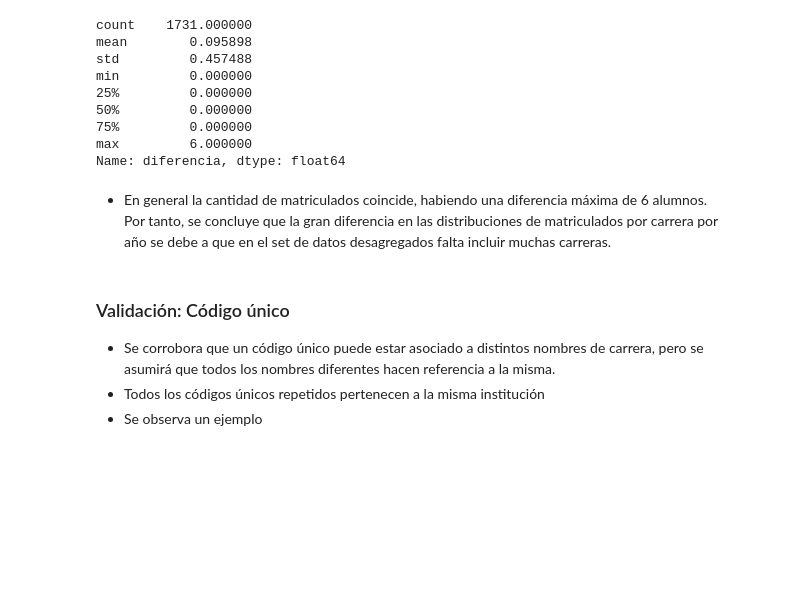
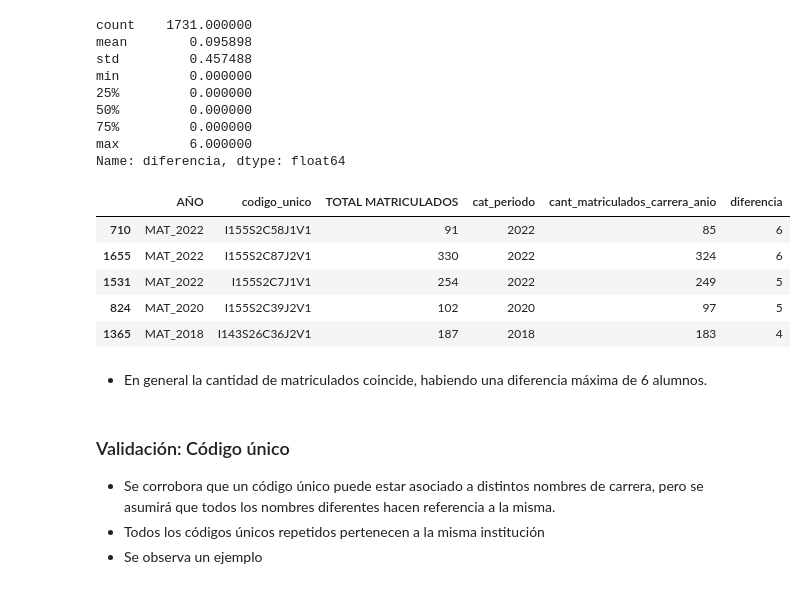
Before and after one commit to GianniCatBug/MDS7201-mineduc-desercion, a Jupyter notebook: notebooks/0-primeras-exploraciones.ipynb, the cells around one changed output. Cells and saved outputs as stored; diff of their text form; code cells hidden in the pictures; blank space fills up the shorter version.

```diff
--- a/notebooks/0-creacion-vector-objetivo.ipynb
+++ b/notebooks/0-primeras-exploraciones.ipynb
@@ -23,6 +23,8 @@ proceso.head()
 | 3 | MAT_2022 | 10 | NaN | 10.0 | NaN | ... |
 | 4 | MAT_2022 | 76 | 4.0 | 72.0 | NaN | ... |
 5 rows × 56 columns
+# %%
+proceso = proceso[proceso["CLASIFICACIÓN INSTITUCIÓN NIVEL 1"].isin(['Institutos Profesionales', 'Centros de Formación Técnica'])]
 # %%
 print(list(proceso.columns)), proceso.shape
 # %% [output]
@@ -254,8 +254,17 @@ min         0.000000
 75%         0.000000
 max         6.000000
 Name: diferencia, dtype: float64
+# %%
+difieren.sort_values(by="diferencia", ascending=False).head()
+# %% [output]
+|  | AÑO | codigo_unico | TOTAL MATRICULADOS | cat_periodo | cant_matriculados_carrera_anio | diferencia |
+| 710 | MAT_2022 | I155S2C58J1V1 | 91 | 2022 | 85 | 6 |
+| 1655 | MAT_2022 | I155S2C87J2V1 | 330 | 2022 | 324 | 6 |
+| 1531 | MAT_2022 | I155S2C7J1V1 | 254 | 2022 | 249 | 5 |
+| 824 | MAT_2020 | I155S2C39J2V1 | 102 | 2020 | 97 | 5 |
+| 1365 | MAT_2018 | I143S26C36J2V1 | 187 | 2018 | 183 | 4 |
 # %% [markdown]
-- En general la cantidad de matriculados coincide, habiendo una diferencia máxima de 6 alumnos. Por tanto, se concluye que la gran diferencia en las distribuciones de matriculados por carrera por año se debe a que en el set de datos desagregados falta incluir muchas carreras.
+- En general la cantidad de matriculados coincide, habiendo una diferencia máxima de 6 alumnos.
 # %% [markdown]
 ### Validación: Código único
 
```
Also changed, not shown: parts of 16 cells of this notebook, 2 other files.
